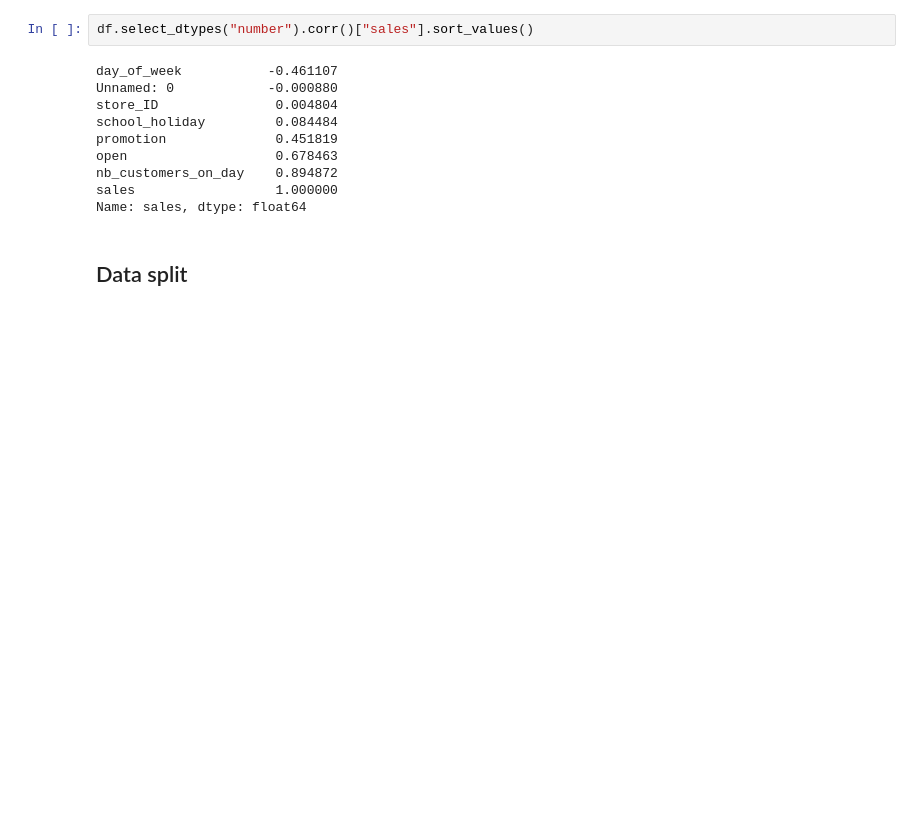
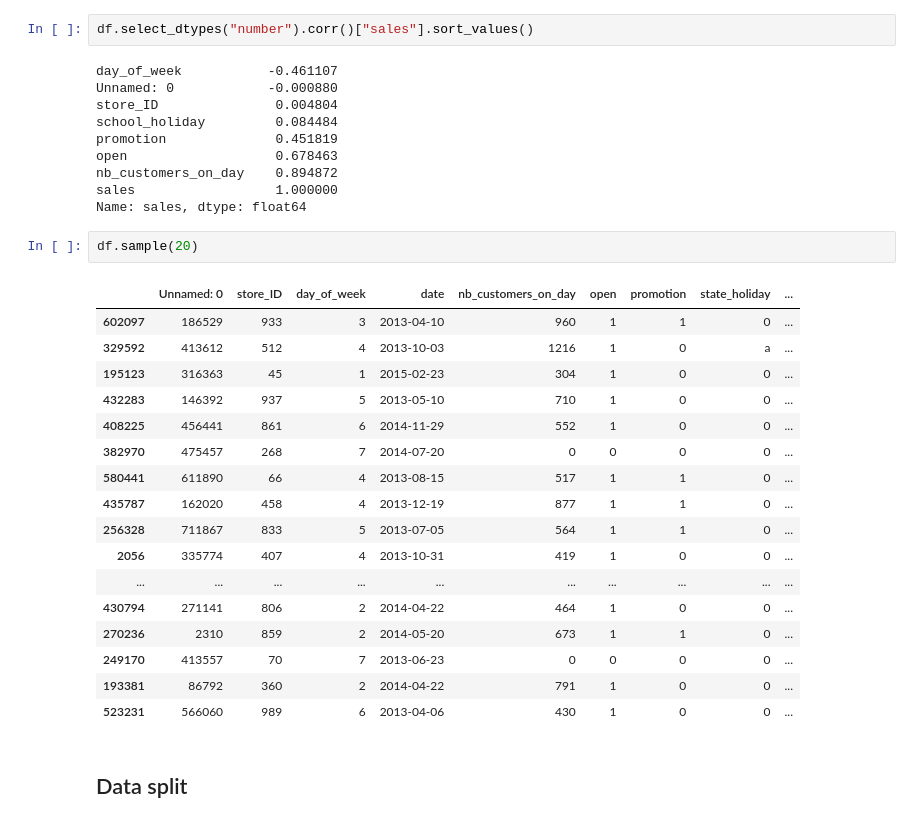
Before and after one commit to salmacharfii/Sales_Classification, a Jupyter notebook: notebook/Sales_group6.ipynb, the cells around one changed output. Drawn from its saved outputs; the diff is of its cells as text; blank space fills up the shorter version.

```diff
--- a/notebook/Sales_group6.ipynb
+++ b/notebook/Sales_group6.ipynb
@@ -95,6 +95,26 @@ open                   0.678463
 nb_customers_on_day    0.894872
 sales                  1.000000
 Name: sales, dtype: float64
+# %%
+df.sample(20)
+# %% [output]
+|  | Unnamed: 0 | store_ID | day_of_week | date | nb_customers_on_day | open | promotion | state_holiday | ... |
+| 602097 | 186529 | 933 | 3 | 2013-04-10 | 960 | 1 | 1 | 0 | ... |
+| 329592 | 413612 | 512 | 4 | 2013-10-03 | 1216 | 1 | 0 | a | ... |
+| 195123 | 316363 | 45 | 1 | 2015-02-23 | 304 | 1 | 0 | 0 | ... |
+| 432283 | 146392 | 937 | 5 | 2013-05-10 | 710 | 1 | 0 | 0 | ... |
+| 408225 | 456441 | 861 | 6 | 2014-11-29 | 552 | 1 | 0 | 0 | ... |
+| 382970 | 475457 | 268 | 7 | 2014-07-20 | 0 | 0 | 0 | 0 | ... |
+| 580441 | 611890 | 66 | 4 | 2013-08-15 | 517 | 1 | 1 | 0 | ... |
+| 435787 | 162020 | 458 | 4 | 2013-12-19 | 877 | 1 | 1 | 0 | ... |
+| 256328 | 711867 | 833 | 5 | 2013-07-05 | 564 | 1 | 1 | 0 | ... |
+| 2056 | 335774 | 407 | 4 | 2013-10-31 | 419 | 1 | 0 | 0 | ... |
+| ... | ... | ... | ... | ... | ... | ... | ... | ... | ... |
+| 430794 | 271141 | 806 | 2 | 2014-04-22 | 464 | 1 | 0 | 0 | ... |
+| 270236 | 2310 | 859 | 2 | 2014-05-20 | 673 | 1 | 1 | 0 | ... |
+| 249170 | 413557 | 70 | 7 | 2013-06-23 | 0 | 0 | 0 | 0 | ... |
+| 193381 | 86792 | 360 | 2 | 2014-04-22 | 791 | 1 | 0 | 0 | ... |
+| 523231 | 566060 | 989 | 6 | 2013-04-06 | 430 | 1 | 0 | 0 | ... |
 # %% [markdown]
 ## Data split
 # %%
```
Also changed, not shown: parts of 11 cells of this notebook.
